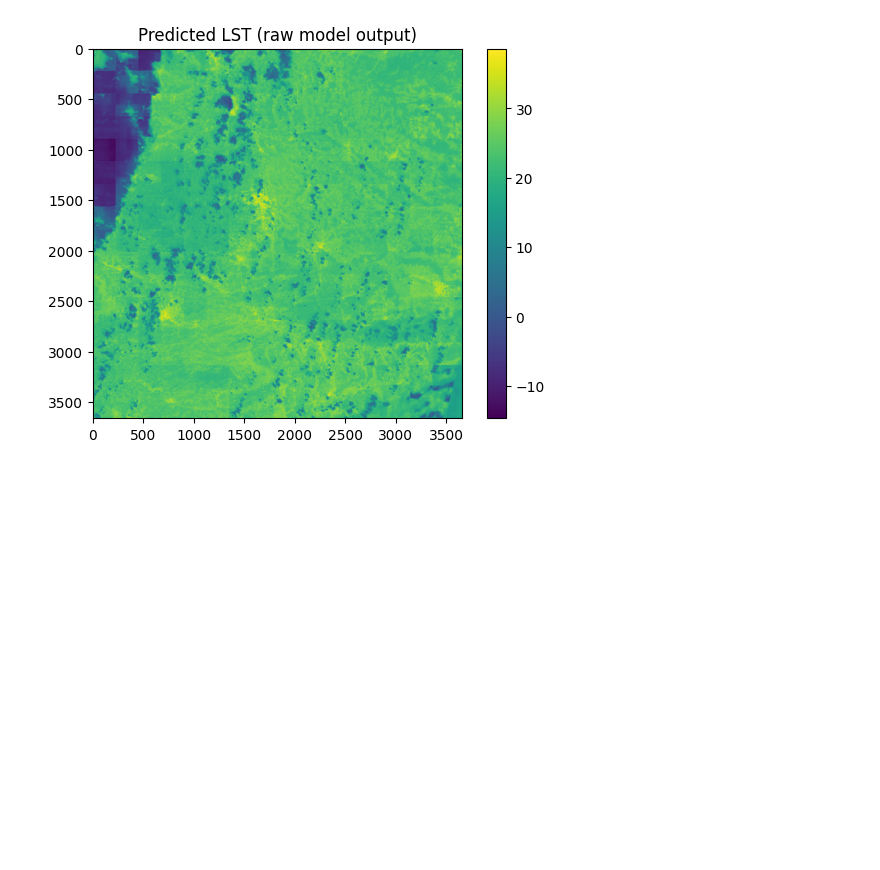
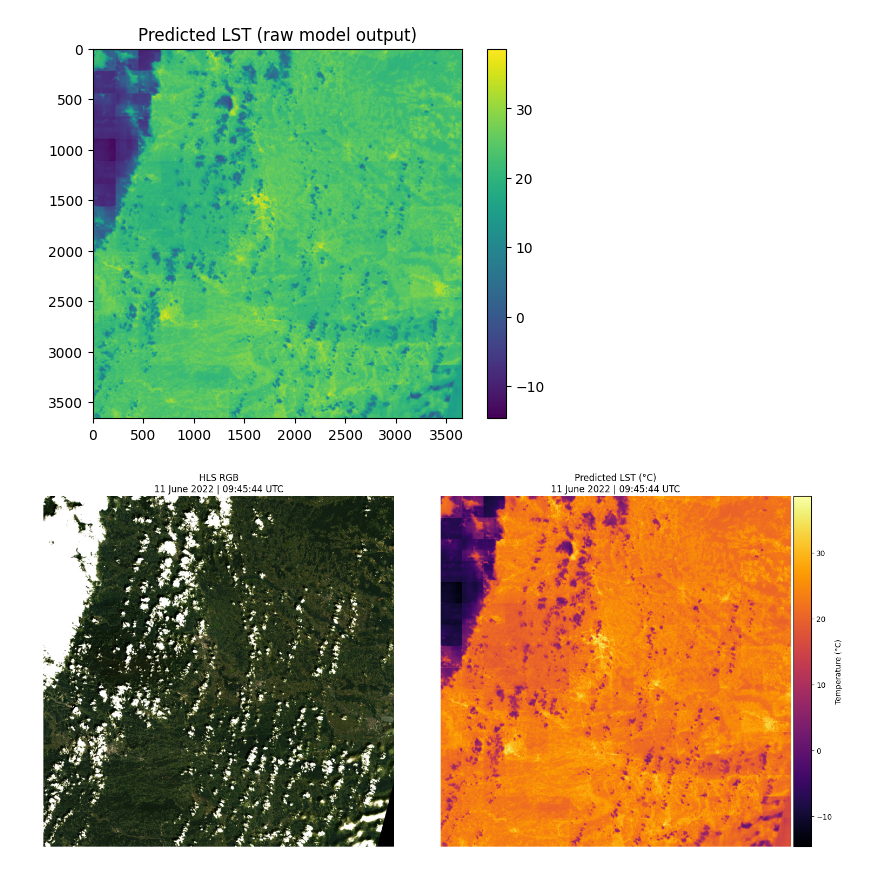
Before and after one commit to cmmarellano/granite-geospatial-land-surface-temperature, a Jupyter notebook: sample_run.ipynb, the cells around one changed output. Saved outputs shown, nothing was run; the diff lists cells and outputs as text; code cells hidden in the pictures; blank space fills up the shorter version.

```diff
--- a/sample_run.ipynb
+++ b/sample_run.ipynb
@@ -268,3 +268,85 @@ plt.title("Predicted LST (raw model output)")
 plt.show()
 # %% [output]
 [figure]
+# %%
+from mpl_toolkits.axes_grid1 import make_axes_locatable
+from datetime import datetime
+
+
+
+
+# -----------------------------------
+# Paths
+# -----------------------------------
+
+rgb_stack_path = r"C:\Users\carellano.LEGION5PRO-O3OB\Documents\GitHub\SR_dataaccess\data_hls_graz\model_inputs_dn\HLS.L30.T33TWM.2022162T094544.v2.0.inputs.tif"
+
+pred_path = rgb_stack_path.replace(".inputs.tif", ".pred.tif")
+
+
+
+# --------------------------------------------------
+# Extract date from filename
+# --------------------------------------------------
+
+filename = rgb_stack_path.split("\\")[-1]
+date_part = filename.split(".")[3]  # 2022162T094544
+
+year = int(date_part[:4])
+julian = int(date_part[4:7])
+time_str = date_part.split("T")[1]
+
+date_obj = datetime.strptime(f"{year}{julian}", "%Y%j")
+date_clean = date_obj.strftime("%d %B %Y")
+time_clean = f"{time_str[:2]}:{time_str[2:4]}:{time_str[4:6]} UTC"
+
+title_date = f"{date_clean} | {time_clean}"
+
+# -----------------------------------
+# Load RGB (Bands 3,2,1 = B04,B03,B02)
+# -----------------------------------
+
+with rasterio.open(rgb_stack_path) as src:
+    red   = src.read(3)
+    green = src.read(2)
+    blue  = src.read(1)
+
+# Convert DN → reflectance only for display
+rgb = np.stack([red, green, blue], axis=-1).astype(np.float32)
+rgb = rgb * 0.0001  # apply scale factor for visualization
+
+# Clip to reasonable reflectance range
+rgb = np.clip(rgb, 0, 0.3)
+rgb = rgb / 0.3  # normalize 0–1 for plotting
+
+# -----------------------------------
+# Load prediction
+# -----------------------------------
+
+with rasterio.open(pred_path) as src:
+    pred = src.read(1)
+
+# -----------------------------------
+# Plot side-by-side
+# -----------------------------------
+
+fig, axes = plt.subplots(1, 2, figsize=(15, 7), constrained_layout=True)
+
+axes[0].set_aspect("equal")
+axes[1].set_aspect("equal")
+
+axes[0].imshow(rgb)
+axes[0].set_title(f"HLS RGB\n{title_date}")
+axes[0].axis("off")
+
+im = axes[1].imshow(pred, cmap="inferno")
+axes[1].set_title(f"Predicted LST (°C)\n{title_date}")
+axes[1].axis("off")
+
+divider = make_axes_locatable(axes[1])
+cax = divider.append_axes("right", size="5%", pad=0.05)
+plt.colorbar(im, cax=cax, label="Temperature (°C)")
+
+plt.show()
+# %% [output]
+[figure, added]
```
